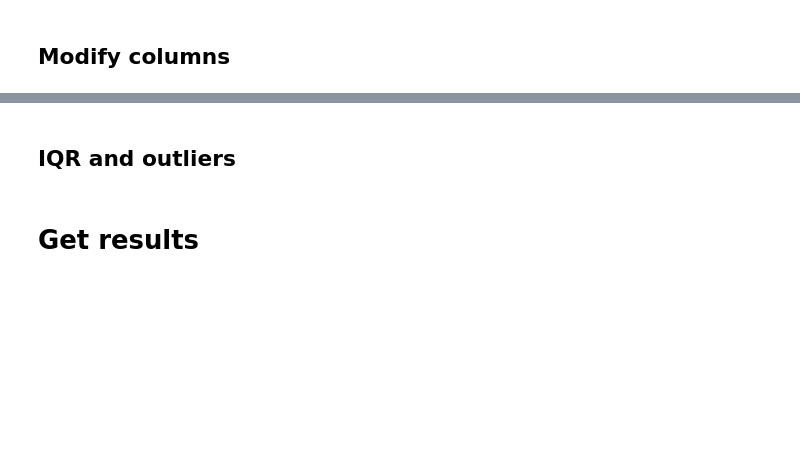
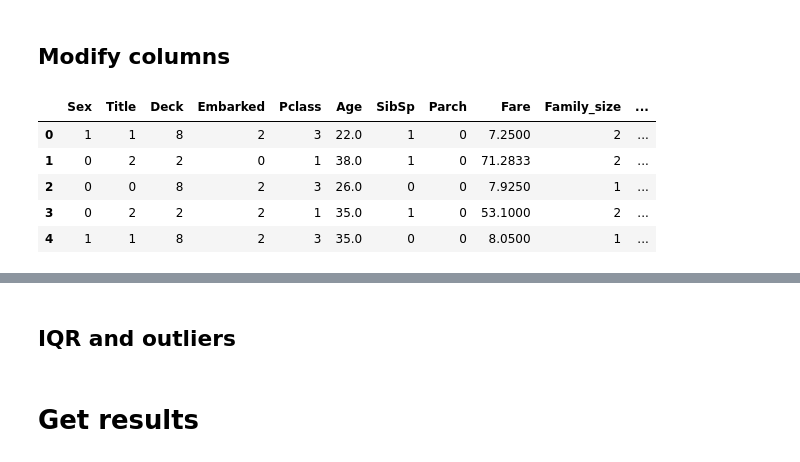
Before and after one commit to Dimildizio/WorksOnMyMachine, a Jupyter notebook: TitanicEDA.ipynb, the cells around one changed output, grey strips where cells are left out. Saved outputs shown, nothing was run; the diff lists cells and outputs as text; code cells hidden in the pictures; blank space fills up the shorter version.

```diff
--- a/TitanicEDA.ipynb
+++ b/TitanicEDA.ipynb
@@ -249,3 +289,24 @@ test_df = apply_all(test_data)
+# %%
+df1 = pd.concat([train_data.copy().drop('Survived', axis=1), test_data.copy()], axis=0)
+for func in [fill_na, get_title, get_family, get_fare_per_person, get_deck,
+               drop_useless]:
+  df1 = func(df1)
+
+cols = ['Sex', 'Title', 'Deck', 'Embarked']
+part_1 = df1[cols]
+part_2 = df1.drop(cols, axis=1)
+LABELER = LabelEncoder()
+part_1_encoded = part_1.apply(lambda x: LABELER.fit_transform(x))
+df1 = pd.concat([part_1_encoded, part_2], axis=1)
+
+df1.head()
+# %% [output]
+|  | Sex | Title | Deck | Embarked | Pclass | Age | SibSp | Parch | Fare | Family_size | ... |
+| 0 | 1 | 1 | 8 | 2 | 3 | 22.0 | 1 | 0 | 7.2500 | 2 | ... |
+| 1 | 0 | 2 | 2 | 0 | 1 | 38.0 | 1 | 0 | 71.2833 | 2 | ... |
+| 2 | 0 | 0 | 8 | 2 | 3 | 26.0 | 0 | 0 | 7.9250 | 1 | ... |
+| 3 | 0 | 2 | 2 | 2 | 1 | 35.0 | 1 | 0 | 53.1000 | 2 | ... |
+| 4 | 1 | 1 | 8 | 2 | 3 | 35.0 | 0 | 0 | 8.0500 | 1 | ... |
 # %%
 age_stats = df.groupby('AgeBucket')['Age'].describe()
 age_stats
```
Also changed, not shown: parts of 15 cells of this notebook.
